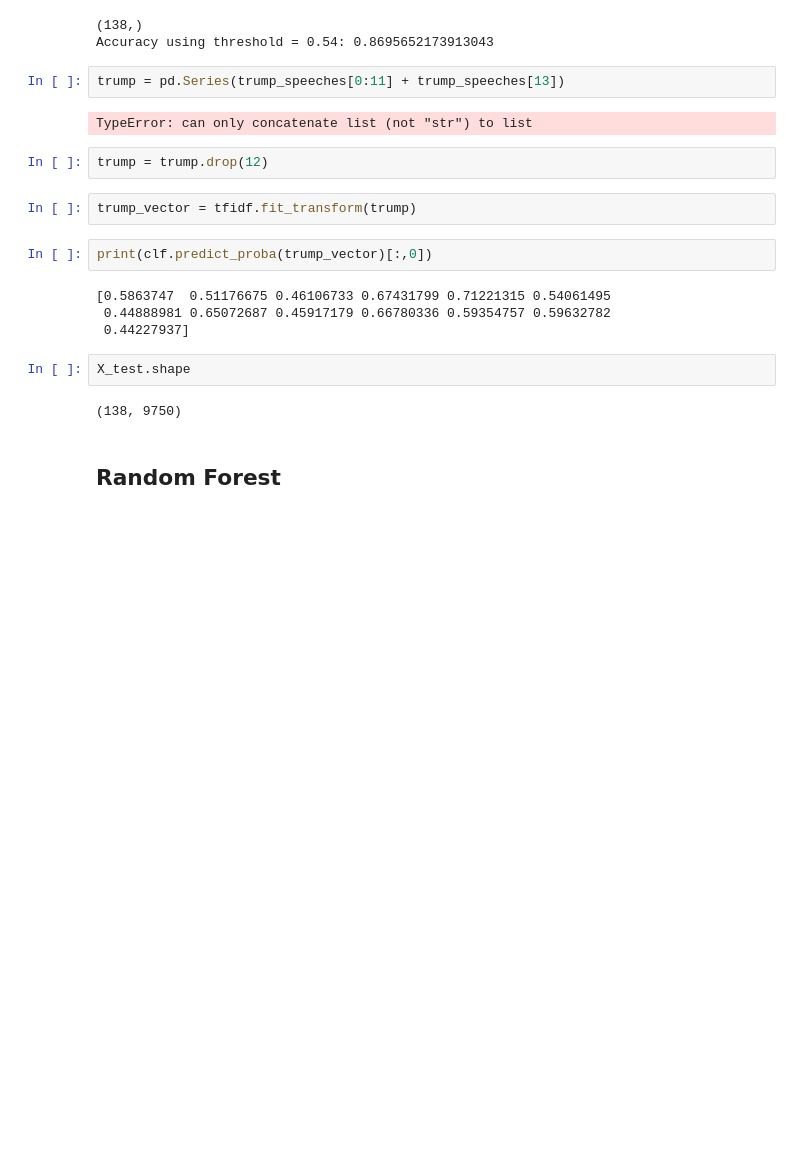
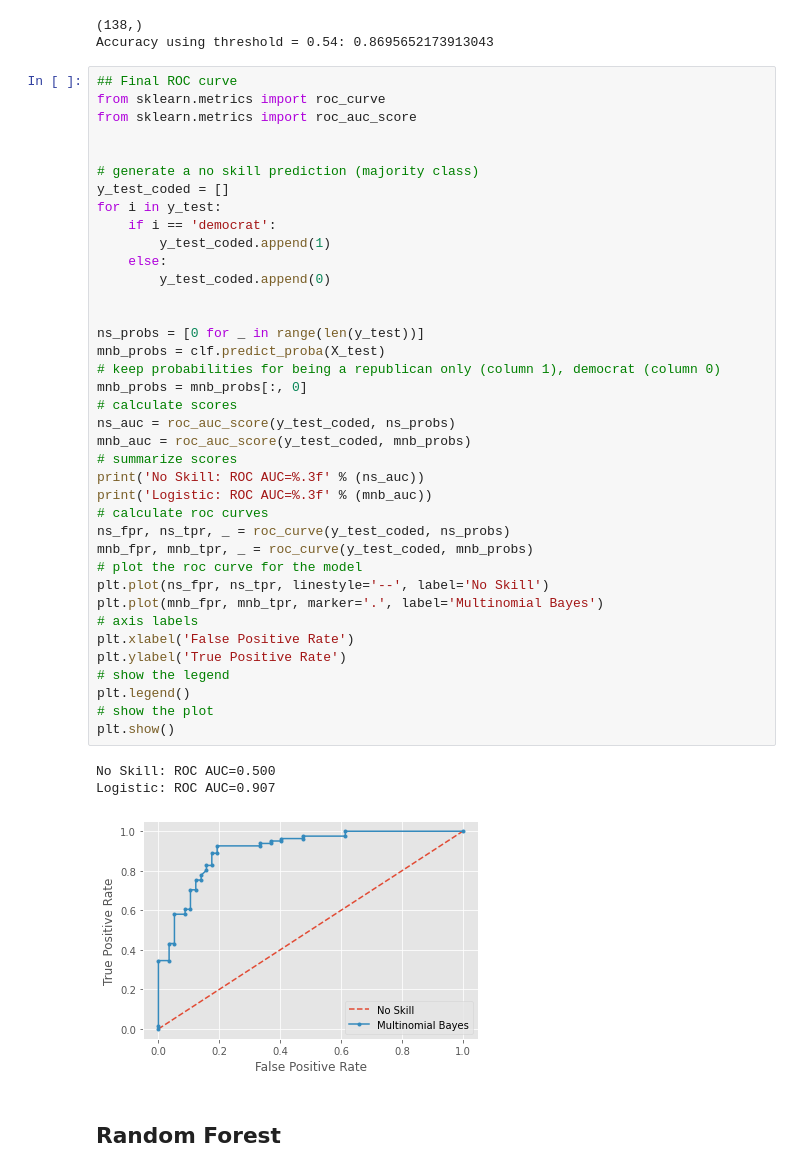
Before and after one commit to annewbarry/partisan-speech, a Jupyter notebook: partisan_speech_updated.ipynb, the cells around one changed output. Drawn from its saved outputs; the diff is of its cells as text; blank space fills up the shorter version.

```diff
--- a/partisan_speech_updated.ipynb
+++ b/partisan_speech_updated.ipynb
@@ -612,24 +579,48 @@ print(f'Accuracy using threshold = {t}: {mean(correct)}')
 # %% [output]
 (138,)
 Accuracy using threshold = 0.54: 0.8695652173913043
-# %%
-trump = pd.Series(trump_speeches[0:11] + trump_speeches[13])
-# %% [output]
-TypeError: can only concatenate list (not "str") to list
-# %%
-trump = trump.drop(12)
-# %%
-trump_vector = tfidf.fit_transform(trump)
-# %%
-print(clf.predict_proba(trump_vector)[:,0])
-# %% [output]
-[0.5863747  0.51176675 0.46106733 0.67431799 0.71221315 0.54061495
- 0.44888981 0.65072687 0.45917179 0.66780336 0.59354757 0.59632782
- 0.44227937]
-# %%
-X_test.shape
-# %% [output]
-(138, 9750)
+# %%
+## Final ROC curve
+from sklearn.metrics import roc_curve
+from sklearn.metrics import roc_auc_score
+
+
+# generate a no skill prediction (majority class)
+y_test_coded = []
+for i in y_test:
+    if i == 'democrat':
+        y_test_coded.append(1)
+    else:
+        y_test_coded.append(0)
+
+
+ns_probs = [0 for _ in range(len(y_test))]
+mnb_probs = clf.predict_proba(X_test)
+# keep probabilities for being a republican only (column 1), democrat (column 0)
+mnb_probs = mnb_probs[:, 0]
+# calculate scores
+ns_auc = roc_auc_score(y_test_coded, ns_probs)
+mnb_auc = roc_auc_score(y_test_coded, mnb_probs)
+# summarize scores
+print('No Skill: ROC AUC=%.3f' % (ns_auc))
+print('Logistic: ROC AUC=%.3f' % (mnb_auc))
+# calculate roc curves
+ns_fpr, ns_tpr, _ = roc_curve(y_test_coded, ns_probs)
+mnb_fpr, mnb_tpr, _ = roc_curve(y_test_coded, mnb_probs)
+# plot the roc curve for the model
+plt.plot(ns_fpr, ns_tpr, linestyle='--', label='No Skill')
+plt.plot(mnb_fpr, mnb_tpr, marker='.', label='Multinomial Bayes')
+# axis labels
+plt.xlabel('False Positive Rate')
+plt.ylabel('True Positive Rate')
+# show the legend
+plt.legend()
+# show the plot
+plt.show()
+# %% [output]
+No Skill: ROC AUC=0.500
+Logistic: ROC AUC=0.907
+[figure, added]
 # %% [markdown]
 ## Random Forest
 # %%
```
Also changed, not shown: parts of 10 cells of this notebook.
